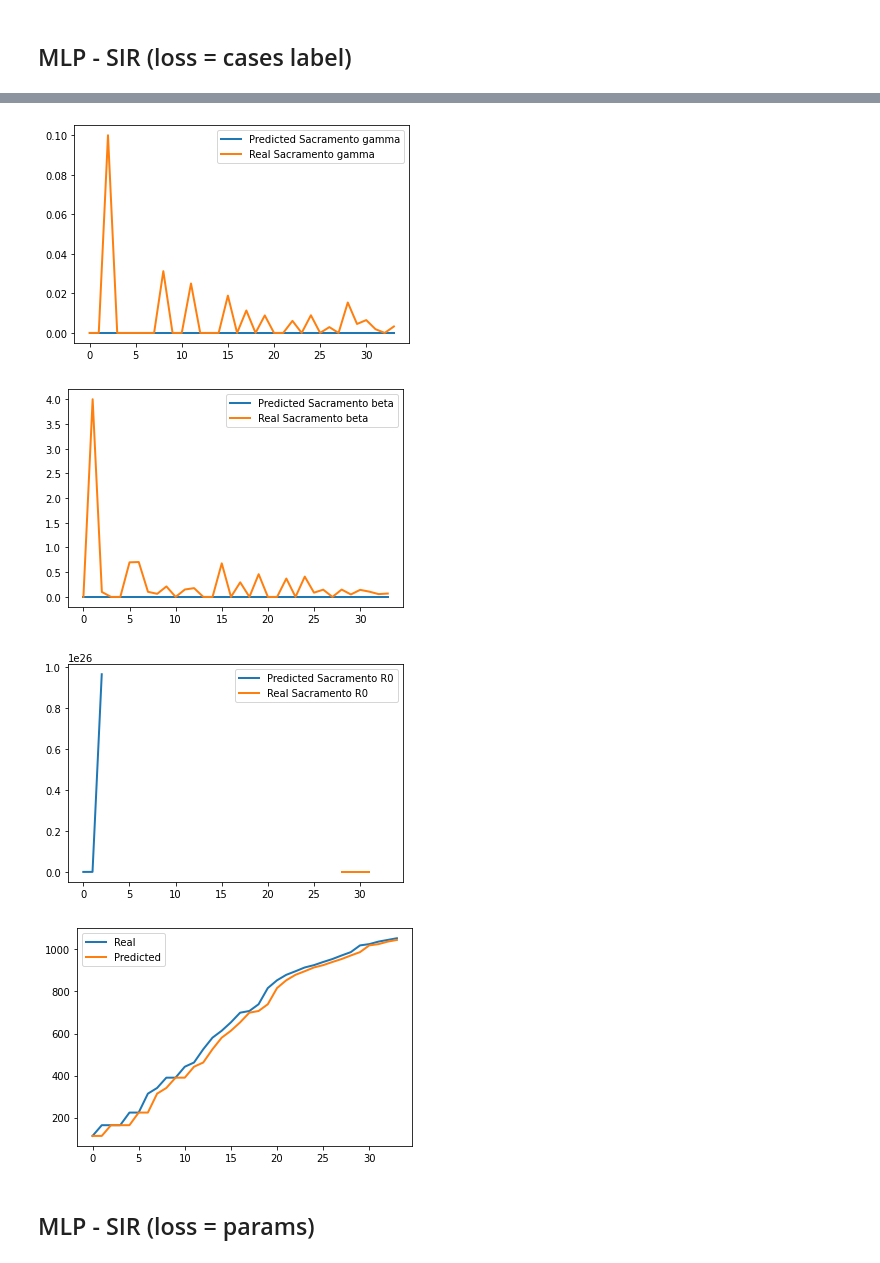
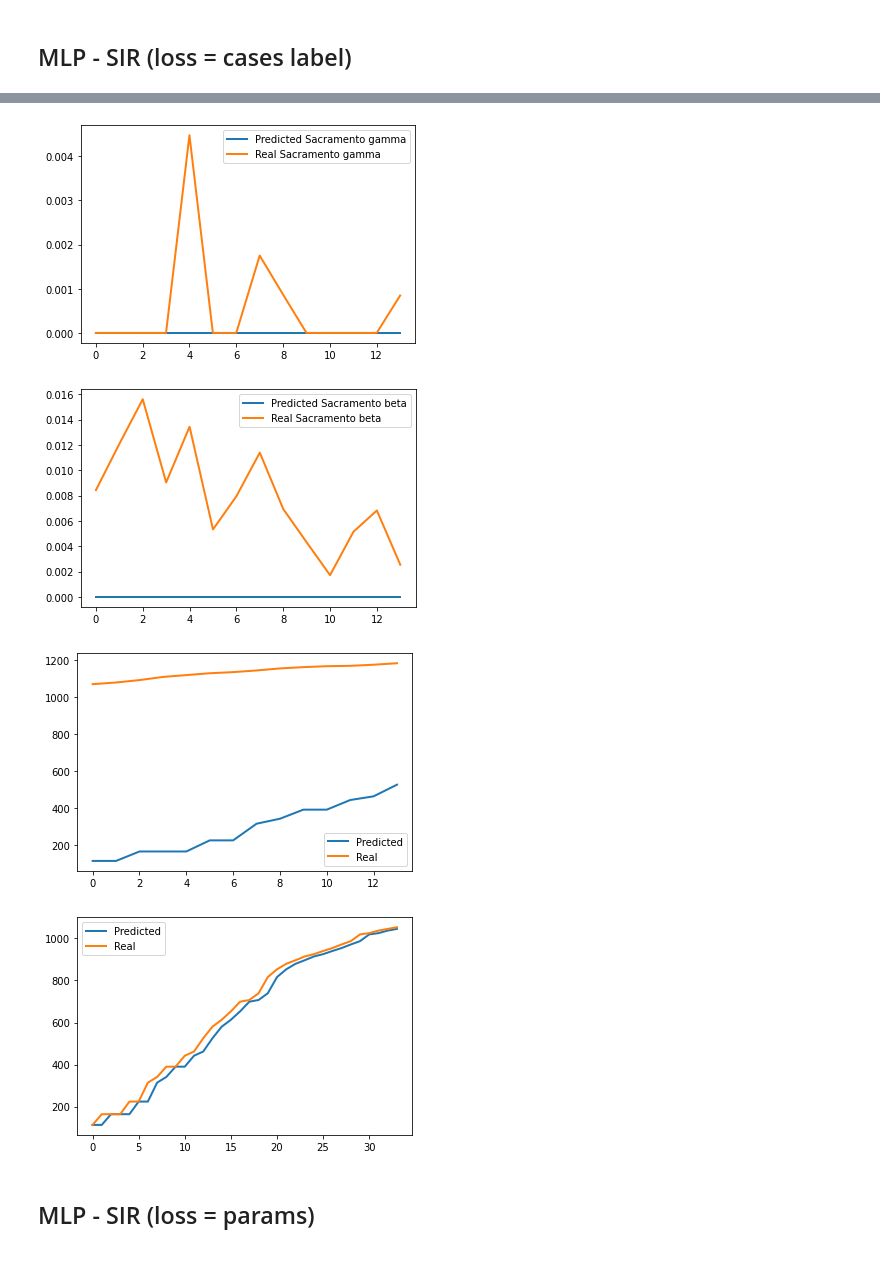
Before and after one commit to yiguanz/epidemic, a Jupyter notebook: covid19-severity-prediction/R0.ipynb, the cells around one changed output, grey strips where cells are left out. Saved outputs shown, nothing was run; the diff lists cells and outputs as text; code cells hidden in the pictures.

```diff
--- a/covid19-severity-prediction/R0.ipynb
+++ b/covid19-severity-prediction/R0.ipynb
@@ -466,47 +500,51 @@ with th.no_grad():
 # %%
-x = range(len(R0_Sacramento))
-y1 = gamma_Sacramento
-y2 = gamma_lst[202][:34]
+x = range(14)
+y1 = mlp1dc_validp_gamma_Sacramento
+y2 = valid_gamma_Sacramento
 plt.plot(x, y1, ls="-", lw=2, label="Predicted Sacramento gamma")
 plt.plot(x, y2, ls="-", lw=2, label="Real Sacramento gamma")
 plt.legend()
 plt.show()
 # %% [output]
-[figure, old version]
+[figure, new version]
 # %%
-x = range(len(R0_Sacramento))
-y1 = beta_Sacramento
-y2 = beta_lst[202][:34]
+x = range(14)
+y1 = mlp1dc_validp_beta_Sacramento
+y2 = valid_beta_Sacramento
 plt.plot(x, y1, ls="-", lw=2, label="Predicted Sacramento beta")
 plt.plot(x, y2, ls="-", lw=2, label="Real Sacramento beta")
 plt.legend()
 plt.show()
 # %% [output]
-[figure, old version]
+[figure, new version]
 # %%
-x = range(len(R0_Sacramento))
-y1 = R0_Sacramento
-y2 = train_R0_Sacramento
-plt.plot(x, y1, ls="-", lw=2, label="Predicted Sacramento R0")
-plt.plot(x, y2, ls="-", lw=2, label="Real Sacramento R0")
+pred_vals = []
+for i in range(14):
+    pred_vals.append(mlp1dc_validp_case_vals[i][202])
+
+x = range(14)
+y1 = pred_vals
+y2 = valid_labels_Sacramento
+plt.plot(x, y1, ls="-", lw=2, label="Predicted")
+plt.plot(x, y2, ls="-", lw=2, label="Real")
 plt.legend()
 plt.show()
 # %% [output]
-[figure, old version]
+[figure, new version]
 # %%
 pred_vals = []
-for i in range(len(train_past_cases_1d)):
-    pred_vals.append(train_vals[i][202].cpu().numpy())
+for i in range(34):
+    pred_vals.append(mlp1dc_trainp_case_vals[i][202])
 
-x = range(len(pred_vals))
-y1 = train_labels_Sacramento
-y2 = pred_vals
-plt.plot(x, y1, ls="-", lw=2, label="Real")
-plt.plot(x, y2, ls="-", lw=2, label="Predicted")
+x = range(34)
+y1 = pred_vals
+y2 = train_labels_Sacramento
+plt.plot(x, y1, ls="-", lw=2, label="Predicted")
+plt.plot(x, y2, ls="-", lw=2, label="Real")
 plt.legend()
 plt.show()
 # %% [output]
-[figure, old version]
+[figure, new version]
 # %% [markdown]
 ## MLP - SIR (loss = params)
 # %%
```
Also changed, not shown: parts of 65 cells of this notebook.
